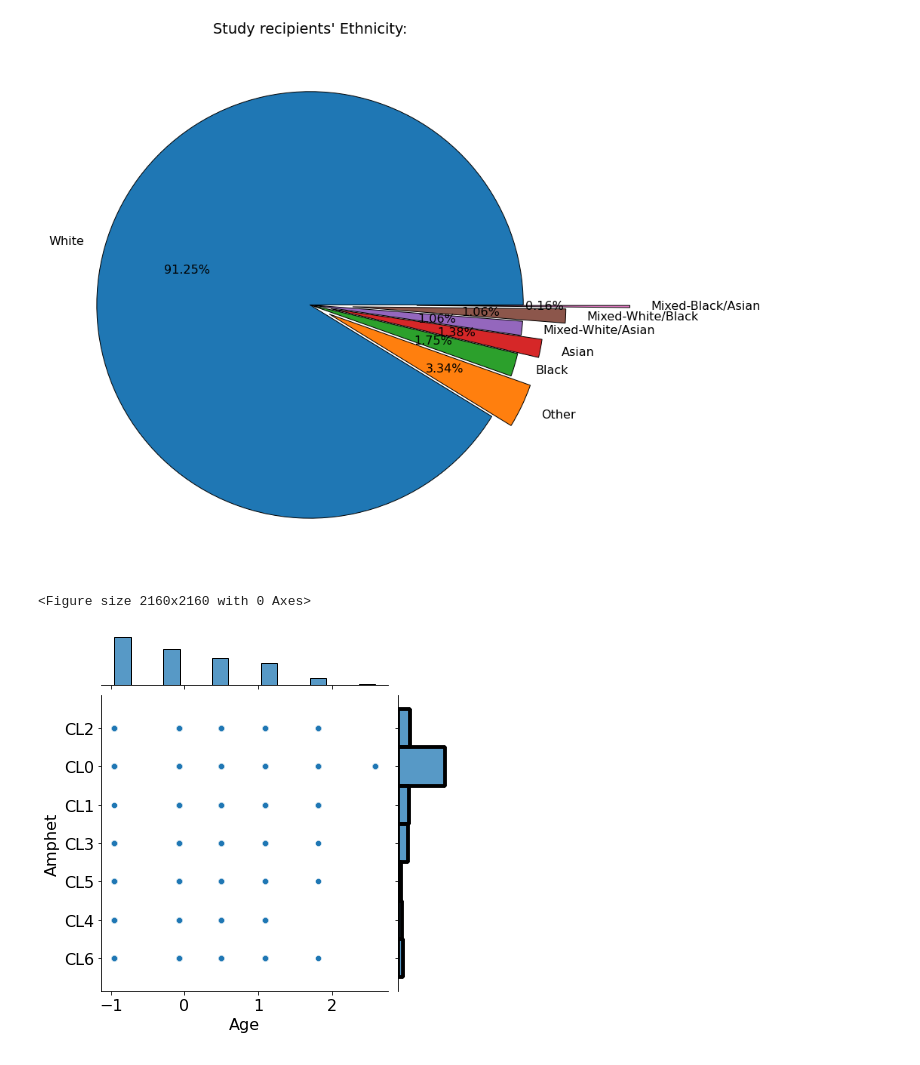
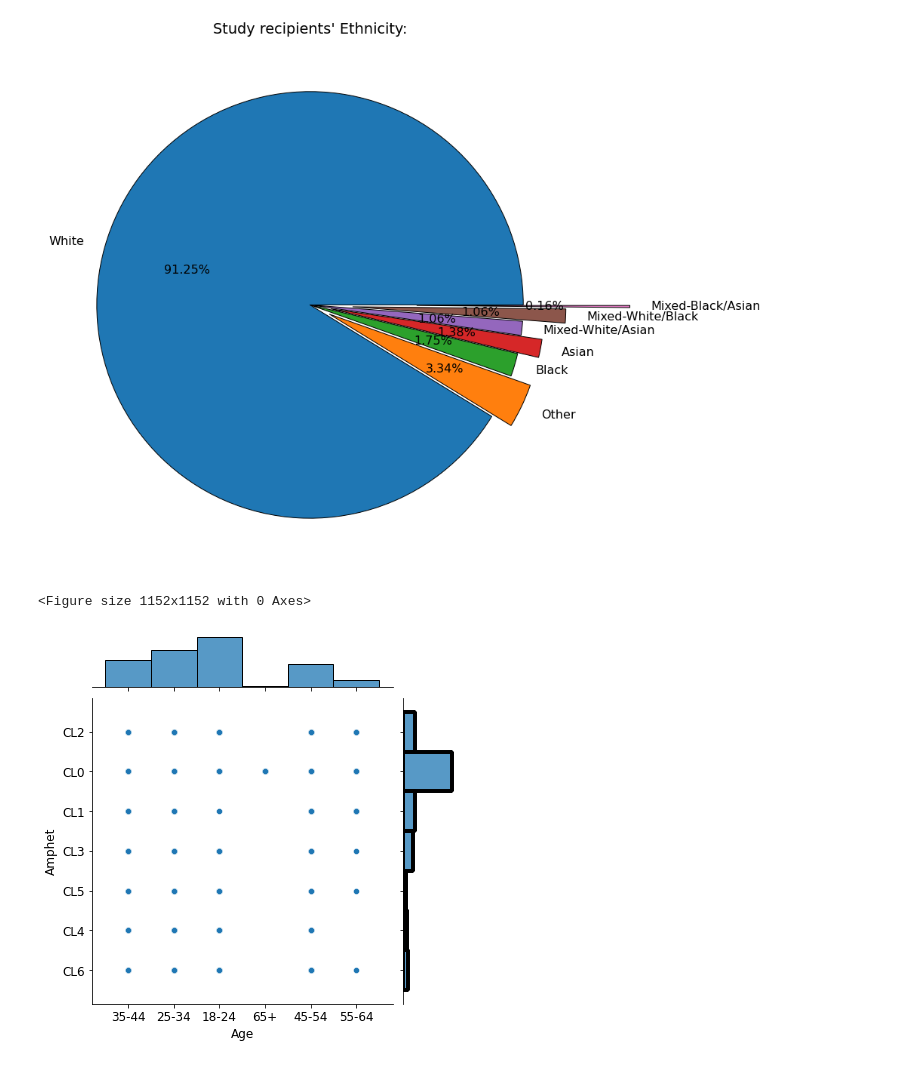
Before and after one commit to Antadurunnu/Drug-Consumption, a Jupyter notebook: Drug_consumption_project.ipynb, the cells around one changed output. Drawn from its saved outputs; the diff is of its cells as text; code cells hidden in the pictures.

```diff
--- a/Drug_consumption_project.ipynb
+++ b/Drug_consumption_project.ipynb
@@ -270,14 +279,13 @@ plt.show()
 # %% [output]
 [figure]
 # %%
-fig = plt.figure(figsize= (30,30))
-labels = df_readable["Country"].value_counts().index.to_list()
-
-g = sns.jointplot(df["Age"],df.Amphet, hue=None);
+plt.figure(figsize=(16,16));
+plt.rcParams.update({'font.size':12})
+g = sns.jointplot(df_readable["Age"],df.Amphet, hue=None)
 # Show the plot
 # %% [output]
-<Figure size 2160x2160 with 0 Axes>
+<Figure size 1152x1152 with 0 Axes>
-[figure, old version]
+[figure, new version]
 # %%
 ax = df_readable.groupby("Amphet", axis=0)["Age"].value_counts().plot.hist(bins=7, alpha=0.5)
 # %% [output]
```
Also changed, not shown: parts of 31 cells of this notebook.
